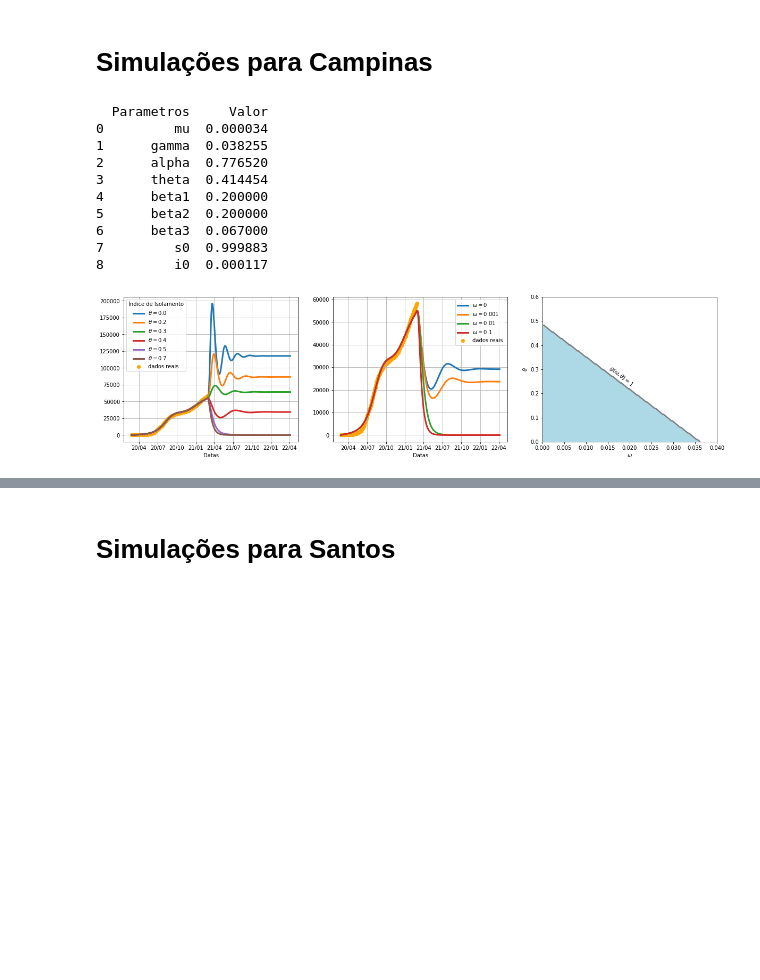
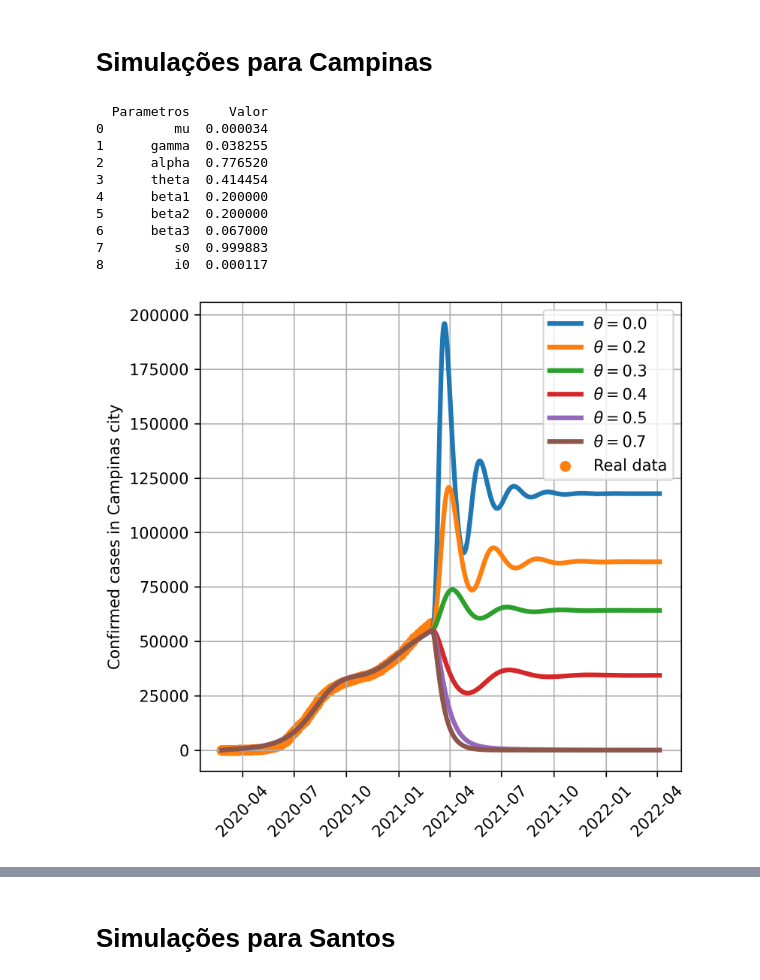
Before and after one commit to dferruzzo/Covid-19, a Jupyter notebook: simul_param_otim.ipynb, the cells around one changed output, grey strips where cells are left out. Drawn from its saved outputs; the diff is of its cells as text; code cells hidden in the pictures; blank space fills up the shorter version.

Commit message:
simulações atualizadas

```diff
--- a/simul_param_otim.ipynb
+++ b/simul_param_otim.ipynb
@@ -23,7 +23,7 @@ import numpy as np
 import pandas as pd
 import matplotlib.pyplot as plt
 import matplotlib.dates as mdates
-from myfunctions import rk4, modelo_vac_1
+from myfunctions import rk4, rk4_a, modelo_vac_1, vacinados
 from scipy.integrate import odeint
 import datetime
 from __future__ import print_function
@@ -31,13 +31,22 @@ from ipywidgets import interact, interactive, fixed, interact_manual
 import ipywidgets as widgets
 from mpl_toolkits.mplot3d import Axes3D
 import matplotlib.dates as mdates
-# parâmetros para ajustar o tamanho das figuras
-plt.rcParams['figure.figsize'] = [20, 5]
-#plt.rcParams['figure.dpi'] = 100 # 200 e.g. is really fine, but slower
+from matplotlib.dates import MonthLocator, YearLocator
 
 # funções utilizadas
 def g(theta, omega, alpha, beta1, beta2, gamma, mu):
     return((alpha*(1-theta)/(beta1 + beta2 + mu))*(gamma + mu)/(gamma + mu + omega))
+
+def mm_to_inch(value):
+    return value/(2.54*10)
+# tamanho de todas as figuras
+fig_width = mm_to_inch(140)
+fig_height = mm_to_inch(140)
+fig_dpi = 300
+#
+#figsize=(mm_to_inch(140),mm_to_inch(140)), dpi=300
+#plt.rcParams["figure.figsize"] = (mm_to_inch(140),mm_to_inch(140))
+#plt.rcParams["figure.dpi"] = 300
 # %% [markdown]
 # Simulações para São Paulo
 # %%
@@ -244,7 +321,8 @@ def simul_campinas():
     #
     theta_var = [0.0, 0.2, 0.3, 0.4, 0.5, 0.7]
 
-    fig, (ax1, ax2, ax3) = plt.subplots(1,3)
+    #fig, (ax1, ax2, ax3) = plt.subplots(1,3)
+    fig1, ax1 = plt.subplots(figsize=(fig_width, fig_height), dpi=fig_dpi)
 
     for i in theta_var:
         p[3] = i
@@ -260,14 +338,19 @@ def simul_campinas():
         ax1.plot(dias_tot, sol_tot[:,2]*campinas_pop_tot, linewidth=3, label='$\\theta= $'+str(i))
 
     # decimate dados reais
-    ax1.scatter(dias_dados, campinas_casos, color='orange', label='dados reais')
-    year_month_fmt = mdates.DateFormatter('%y/%m')
-    ax1.xaxis.set_major_formatter(year_month_fmt)
+    ax1.scatter(dias_dados, campinas_casos, color='tab:orange', label='Real data')
+    ax1.set_ylabel('Confirmed cases in Campinas city')
+    ax1.format_xdata = mdates.DateFormatter('%y-%m')
+    #ax1.xaxis.set_major_locator(MonthLocator())
+    ax1.xaxis.set_tick_params(rotation=45)
     #ax.autoscale(enable=True, axis='both', tight=True)
     ax1.grid(True)
     #plt.title('Casos confirmados de COVID-19 - Cidade de São Paulo sem Vacinação')
-    ax1.set_xlabel('Datas')
-    ax1.legend(title='Índice de Isolamento')
+    #ax1.set_xlabel('Datas')
+    #ax1.legend(title='Índice de Isolamento')
+    ax1.legend()
+    plt.savefig('figures/theta_variavel_campinas.png')
+    plt.show()
     #
     # Segunda figura com theta fixo e omega variável
     # os parâmetros:
@@ -281,6 +364,9 @@ def simul_campinas():
     p[6] = beta3_otm
     #p[7] = omega
     #
+
+    fig2, ax2 = plt.subplots(figsize=(fig_width, fig_height), dpi=fig_dpi)
+
     omega_var = [0, 1/1000, 1/100, 1/10]
     for i in omega_var:
         p[7] = i
@@ -295,15 +381,22 @@ def simul_campinas():
         # Os graficos das soluções
         ax2.plot(dias_tot, sol_tot[:,2]*campinas_pop_tot, linewidth=3, label='$\\omega = $'+str(i))
         #
-    ax2.scatter(dias_dados, campinas_casos, color='orange', label='dados reais')
-    year_month_fmt = mdates.DateFormatter('%y/%m')
-    ax2.xaxis.set_major_formatter(year_month_fmt)
+    ax2.scatter(dias_dados, campinas_casos, color='tab:orange', label='Real data')
+    ax2.format_xdata = mdates.DateFormatter('%y-%m')
+    #ax1.xaxis.set_major_locator(MonthLocator())
+    ax2.xaxis.set_tick_params(rotation=45)
+
     #ax2.autoscale(enable=True, axis='both', tight=True)
     ax2.grid(True)
     #plt.title('Casos confirmados de COVID-19 - Cidade de São Paulo, com $\\theta=0.45$')
-    ax2.set_xlabel('Datas')
+    #ax2.set_xlabel('Datas')
     #plt.legend(title='Esforço de Vacinação')
+    ax2.set_ylabel('Confirmed cases in Campinas city')
     ax2.legend()
+    plt.savefig('figures/omega_variavel_campinas.png')
+    plt.show()
+
+    fig3, ax3 = plt.subplots(figsize=(fig_width, fig_height), dpi=fig_dpi)
 
     # Aqui faço o gráfico de theta x omega
     omega_var = np.linspace(0,0.04,200)
@@ -313,34 +406,73 @@ def simul_campinas():
 
     # Se o valor é menor que 1 então atribuir 0, se não atribui 1
     for i in range(0,g_curve[:,1].size):
         for j in range(0,g_curve[1,:].size):
             if g_curve[i,j]<1.0:
                 g_curve[i,j]=0
             else:
                 g_curve[i,j]=1
     CS = ax3.contourf(xv, yv, g_curve, 1, colors=['white','lightblue'])
     ax3.contour(xv, yv, g_curve, 1, colors=['gray'], linewidths=2)
     #CS.levels = [0.5,1.0]
     #plt.clabel(CS, CS.levels, inline=True, fontsize=10, colors='black')
-    ax3.set_xlabel('$\omega$')
-    ax3.set_ylabel('$\\theta$')
-    ax3.text(0.015, 0.23,'$g(\omega,\\theta)=1$', rotation=-39)
+    ax3.set_xlabel('Vaccination effort, '+'$\omega$')
+    ax3.set_ylabel('Isolation index, '+'$\\theta$')
+    ax3.text(0.015, 0.24,'$g(\omega,\\theta)=1$', rotation=-45)
     #plt.title("Contornos da função $g(\\theta, \omega)$")
+    plt.savefig('figures/omega_x_theta_campinas.png')
+    plt.show()
 
+     # rodando simulações para avaliar a estabilidade local do equilíbrio endêmico
+
+    n_omega = 20
+    n_theta = 20
+    omega_var = np.linspace(0, 0.04, n_omega)
+    theta_var = np.linspace(0, 0.6, n_theta)
+    xv, yv = np.meshgrid(omega_var, theta_var, sparse=False, indexing='ij')
+
+    endemic_equi_ss = np.zeros([n_omega, n_theta])
+
+    p = np.zeros(8)
+    p[0] = mu_otm
+    p[1] = gamma_otm
+    p[2] = alpha_otm
+    p[4] = beta1_otm
+    p[5] = beta2_otm
+    p[6] = beta3_otm
+
+    for i in range(n_omega):
+        for j in range(n_theta):
+            p[7] = omega_var[i]
+            p[3] = theta_var[j]
+            t, sol =  rk4(lambda t, x: modelo_vac_1(t, x, p), x0, t0, tf, h)
+            endemic_equi_ss[i,j] = sol[-1,2]*campinas_pop_tot
+
+    fig4, ax4 = plt.subplots(figsize=(fig_width, fig_height), dpi=fig_dpi)
+
+    #cmap = plt.cm.get_cmap("winter")
+    #cmap.set_under("magenta")
+    #cmap.set_over("yellow")
+
+    CS4 = ax4.contourf(xv, yv, endemic_equi_ss)
+    ax4.set_xlabel('Vaccination effort , '+'$\omega$')
+    ax4.set_ylabel('Isolation index, $\\theta$')
+    plt.colorbar(CS4)
+    plt.title('Endemic Equilibrium steady state - Campinas')
+    plt.savefig('figures/omega_x_theta_campinas_2.png')
     plt.show()
 
     return
 
 simul_campinas()
 # %% [output]
   Parametros     Valor
 0         mu  0.000034
 1      gamma  0.038255
 2      alpha  0.776520
 3      theta  0.414454
 4      beta1  0.200000
 5      beta2  0.200000
 6      beta3  0.067000
 7         s0  0.999883
 8         i0  0.000117
-[figure, old version]
+[figure, new version]
```
Also changed, not shown: parts of 13 cells of this notebook, 30 other files.
